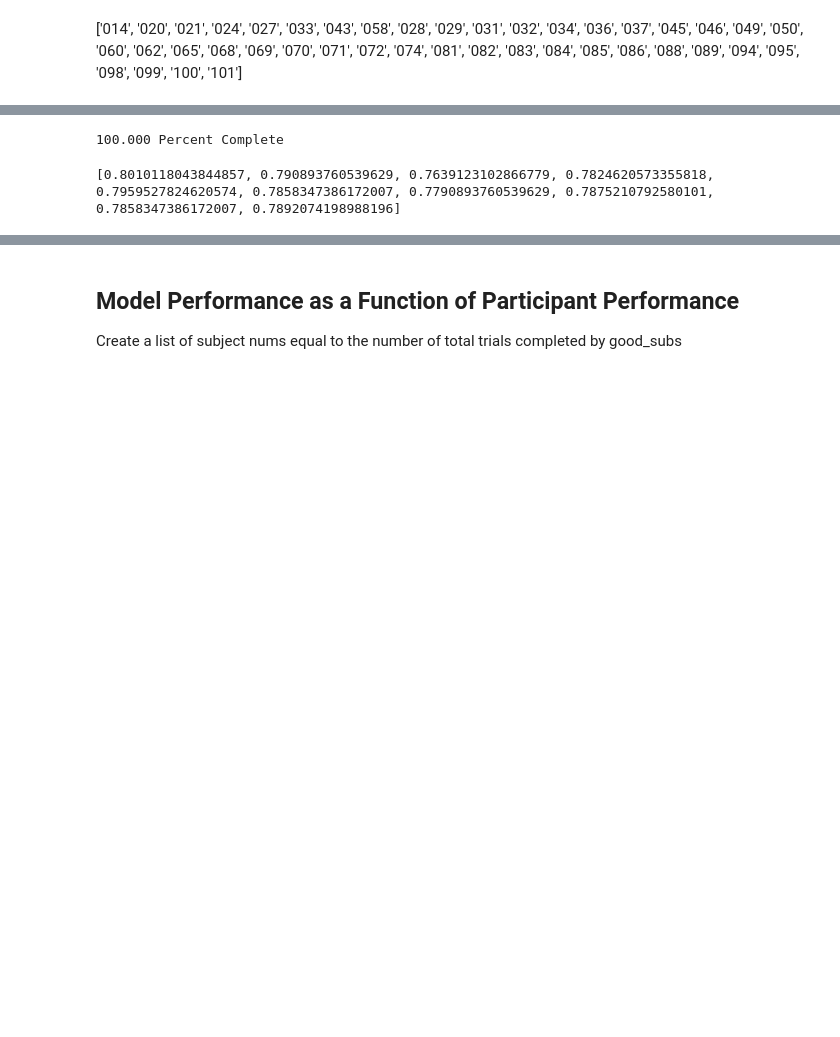
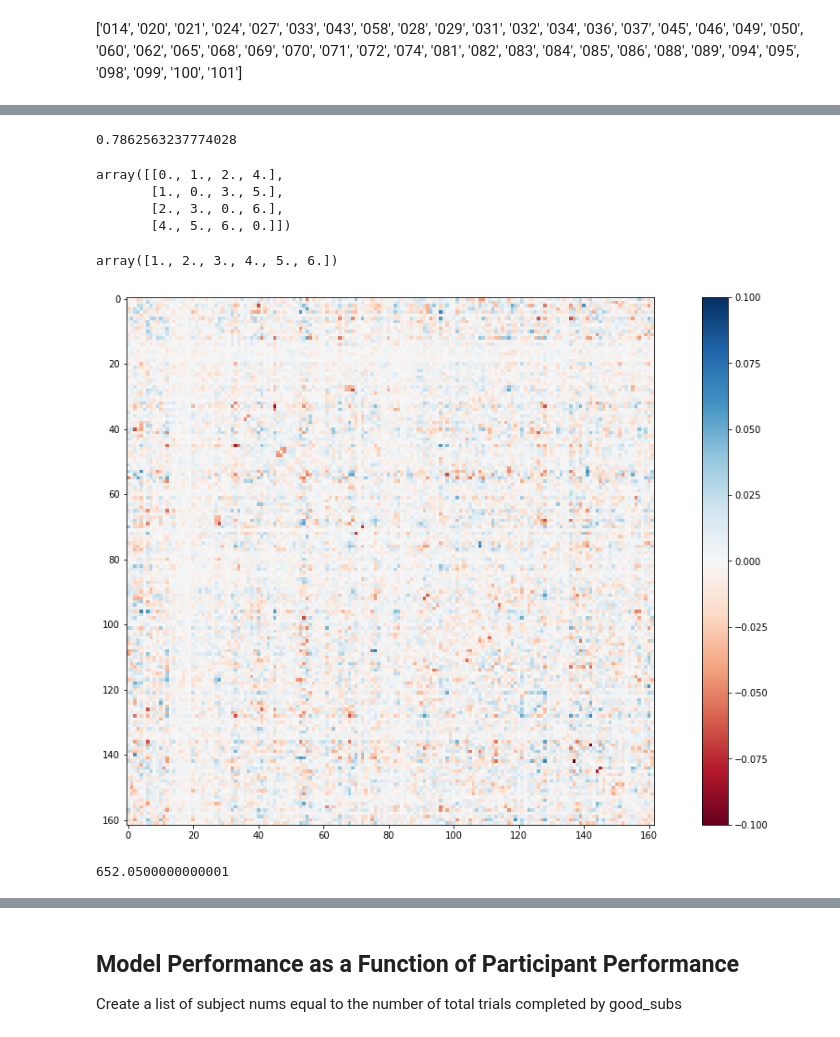
Before and after one commit to spatialneuroscience/MLINDIV, a Jupyter notebook: CPM/MLINDIV_CPM_DL_.ipynb, the cells around one changed output, grey strips where cells are left out. Cells and saved outputs as stored; diff of their text form; code cells hidden in the pictures; blank space fills up the shorter version.

```diff
--- a/CPM/MLINDIV_CPM_DL_.ipynb
+++ b/CPM/MLINDIV_CPM_DL_.ipynb
@@ -390,8 +397,8 @@ good_subs = ['014', '020', '021', '024', '027', '033', '043', '058', '028', '029
 
 X, y, subjects = return_Xy_data(sub_X_dict, sub_Y_dict, set(good_subs))
 
-connectivity = ConnectivityMeasure(kind = 'correlation') # We vectorize the Functional Connectivity, so it is easier to run the SVC classifier on
-v_conn = ConnectivityMeasure(kind = 'correlation', vectorize = True, discard_diagonal=True)
+# connectivity = ConnectivityMeasure(kind = 'correlation') # We vectorize the Functional Connectivity, so it is easier to run the SVC classifier on
+# v_conn = ConnectivityMeasure(kind = 'correlation', vectorize = True, discard_diagonal=True)
 # %%
 kinds = ['tangent', 'correlation', 'covariance', 'partial correlation']
 
@@ -439,7 +429,10 @@ def best_model(ts_array, classes, kind, C, n_splits):
     scores = []
     high_score = 0
     cv = StratifiedShuffleSplit(n_splits=n_splits, random_state=0, test_size=0.3)
-    count = 0
+    count = -1
+    acc_avg = 0
+    n_features = X[0].shape[1] * (X[0].shape[1] - 1) / 2
+    weights_avg = np.zeros(int(n_features))
 
 
     for train, test in cv.split(ts_array, classes):
@@ -454,18 +447,20 @@ def best_model(ts_array, classes, kind, C, n_splits):
             predictions = classifier.predict(connectivity.transform(ts_array[test]))
             acc_score = accuracy_score(classes[test], predictions)
             scores.append(acc_score)
+            weights_avg += classifier.coef_[0]
+            acc_avg += acc_score
 
             if acc_score > high_score:
                 best_model = classifier
                 high_score = acc_score
 
+    weights_avg /= n_splits
+    acc_avg /= n_splits
 
 
-    return scores, best_model
+    return scores, best_model, high_score, weights_avg, acc_avg
 
 
-scores, best_model = best_model(X, y, 'tangent', 0.005, 10)
+scores, best_model, high_score, weights_avg, acc_avg = best_model(X, y, 'tangent', 0.005, 100)
-# %% [output]
-100.000 Percent Complete
 # %%
 # save the model to disk
@@ -474,4 +471,37 @@ pickle.dump(best_model, open(filename, 'wb'))
 # %%
-print(scores)
+print(acc_avg)
 # %% [output]
-[0.8010118043844857, 0.790893760539629, 0.7639123102866779, 0.7824620573355818, 0.7959527824620574, 0.7858347386172007, 0.7790893760539629, 0.7875210792580101, 0.7858347386172007, 0.7892074198988196]
+0.7862563237774028
+# %%
+test = [1, 2, 3, 4, 5, 6]
+arrt = np.zeros((4, 4))
+indices = np.tril_indices(4, -1)
+arrt[indices] = test
+arrt + arrt.T
+# %% [output]
+array([[0., 1., 2., 4.],
+       [1., 0., 3., 5.],
+       [2., 3., 0., 6.],
+       [4., 5., 6., 0.]])
+# %%
+arrt[np.tril_indices(4, -1)]
+# %% [output]
+array([1., 2., 3., 4., 5., 6.])
+# %%
+arr = np.zeros((162, 162))
+indices = np.tril_indices(162, -1)
+arr[indices] = weights_avg
+
+arr = arr + arr.T
+plt.imshow(arr, vmin = -0.1, vmax = 0.1)
+plt.set_cmap('RdBu')
+plt.colorbar()
+fig = plt.gcf()
+fig.set_size_inches(18.5, 10.5)
+plt.savefig('best_model_feature_map_83acc.png')
+# %% [output]
+[figure, added]
+# %%
+.05 * len(weights_avg)
+# %% [output]
+652.0500000000001
```
Also changed, not shown: parts of 21 cells of this notebook, 24 other files.
